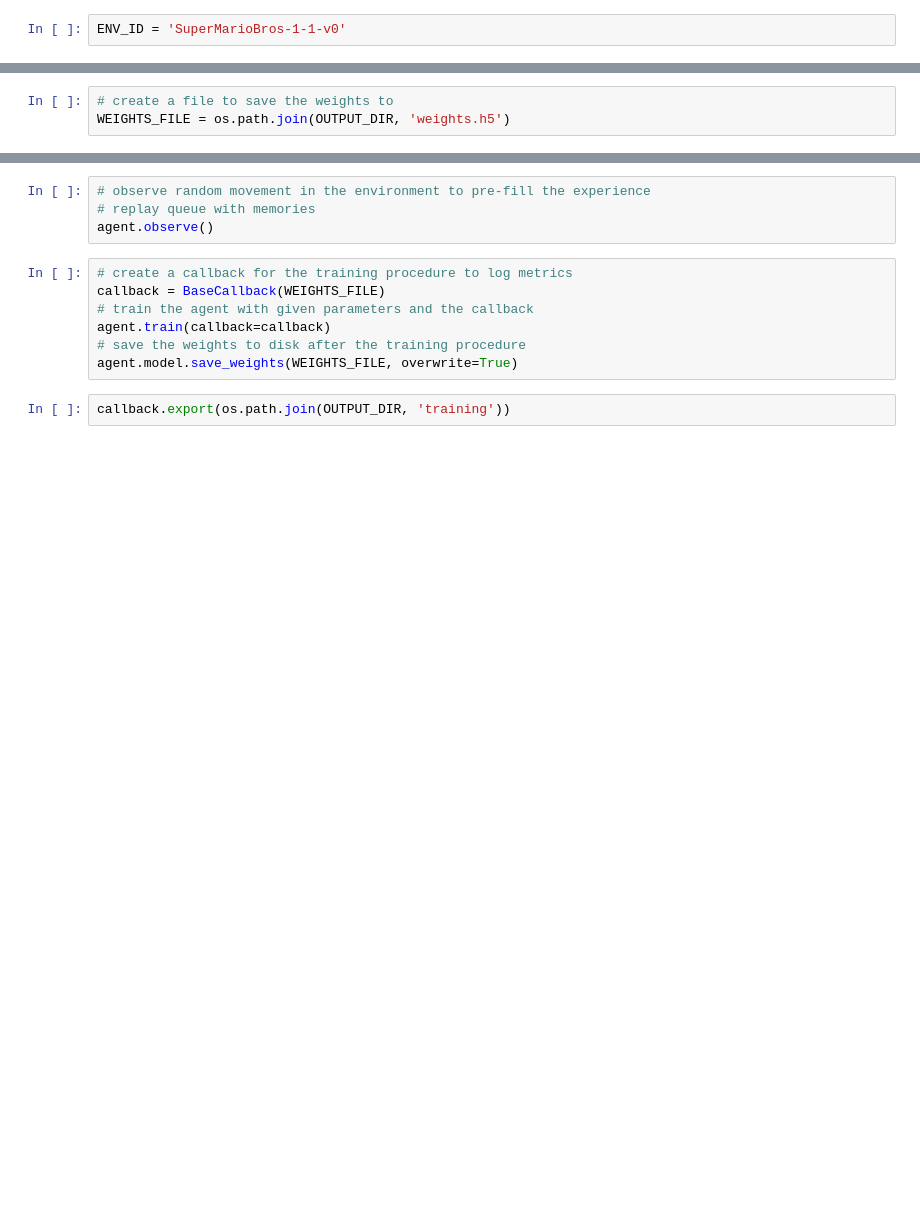
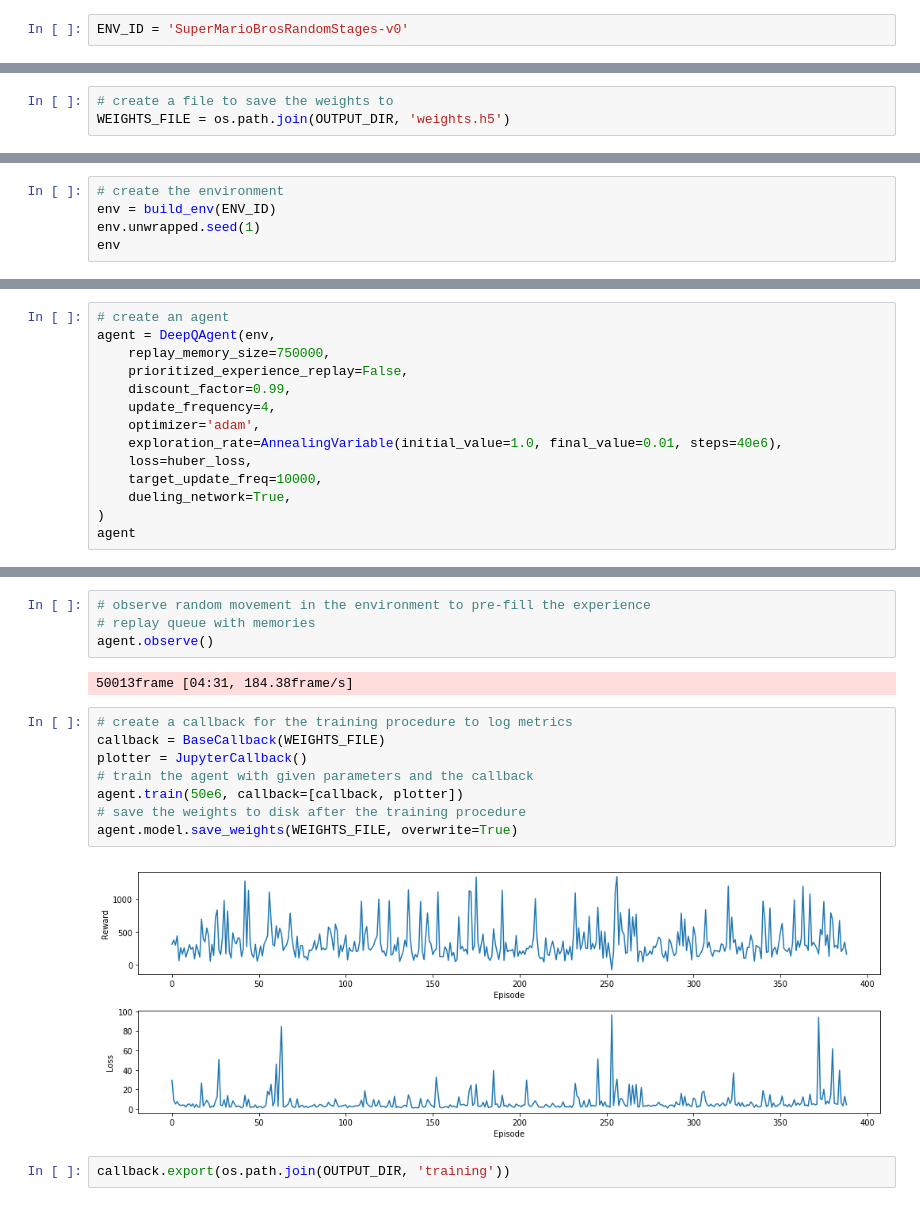
Before and after one commit to Kautenja/playing-mario-with-deep-reinforcement-learning, a Jupyter notebook: scripts/DuelingDoubleDeepQAgent.ipynb, the cells around one changed output, grey strips where cells are left out. Cells and saved outputs as stored; diff of their text form; blank space fills up the shorter version.

Commit message:
explicit parameters, better validation, plot callback

```diff
--- a/scripts/DuelingDoubleDeepQAgent.ipynb
+++ b/scripts/DuelingDoubleDeepQAgent.ipynb
@@ -11,6 +17,6 @@ from src.utils import BaseCallback
 from src.utils import seed
 # %%
-ENV_ID = 'SuperMarioBros-1-1-v0'
+ENV_ID = 'SuperMarioBrosRandomStages-v0'
 # %%
 # set the random number seed
 seed(1)
@@ -26,0 +31,5 @@ agent
+# %%
+# create the environment
+env = build_env(ENV_ID)
+env.unwrapped.seed(1)
+env
@@ -26,0 +38,14 @@ agent
+# %%
+# create an agent
+agent = DeepQAgent(env,
+    replay_memory_size=750000,
+    prioritized_experience_replay=False,
+    discount_factor=0.99,
+    update_frequency=4,
+    optimizer='adam',
+    exploration_rate=AnnealingVariable(initial_value=1.0, final_value=0.01, steps=40e6),
+    loss=huber_loss,
+    target_update_freq=10000,
+    dueling_network=True,
+)
+agent
@@ -28,13 +67,18 @@ agent
 # observe random movement in the environment to pre-fill the experience
 # replay queue with memories
 agent.observe()
+# %% [output]
+50013frame [04:31, 184.38frame/s]
 # %%
 # create a callback for the training procedure to log metrics
 callback = BaseCallback(WEIGHTS_FILE)
+plotter = JupyterCallback()
 # train the agent with given parameters and the callback
-agent.train(callback=callback)
+agent.train(50e6, callback=[callback, plotter])
 # save the weights to disk after the training procedure
 agent.model.save_weights(WEIGHTS_FILE, overwrite=True)
+# %% [output]
+[figure, added]
 # %%
 callback.export(os.path.join(OUTPUT_DIR, 'training'))
 # %%
```
Also changed, not shown: parts of 7 cells of this notebook.
